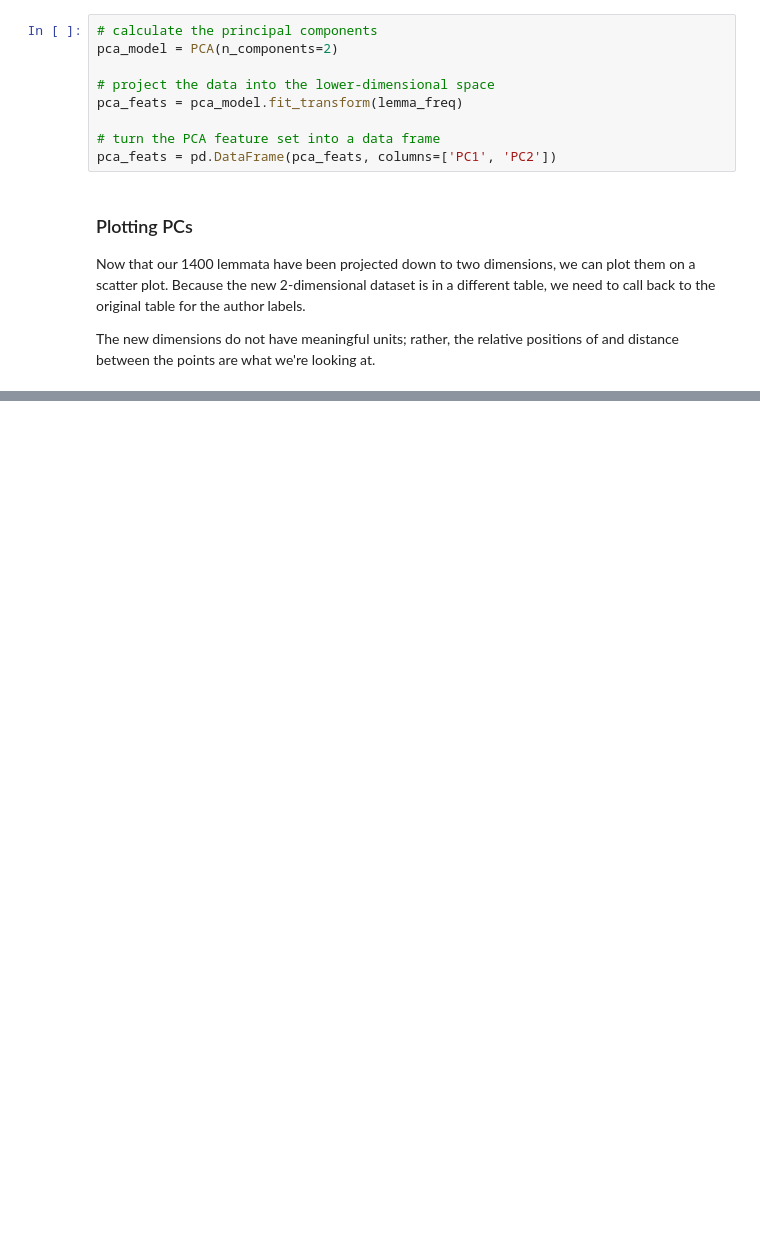
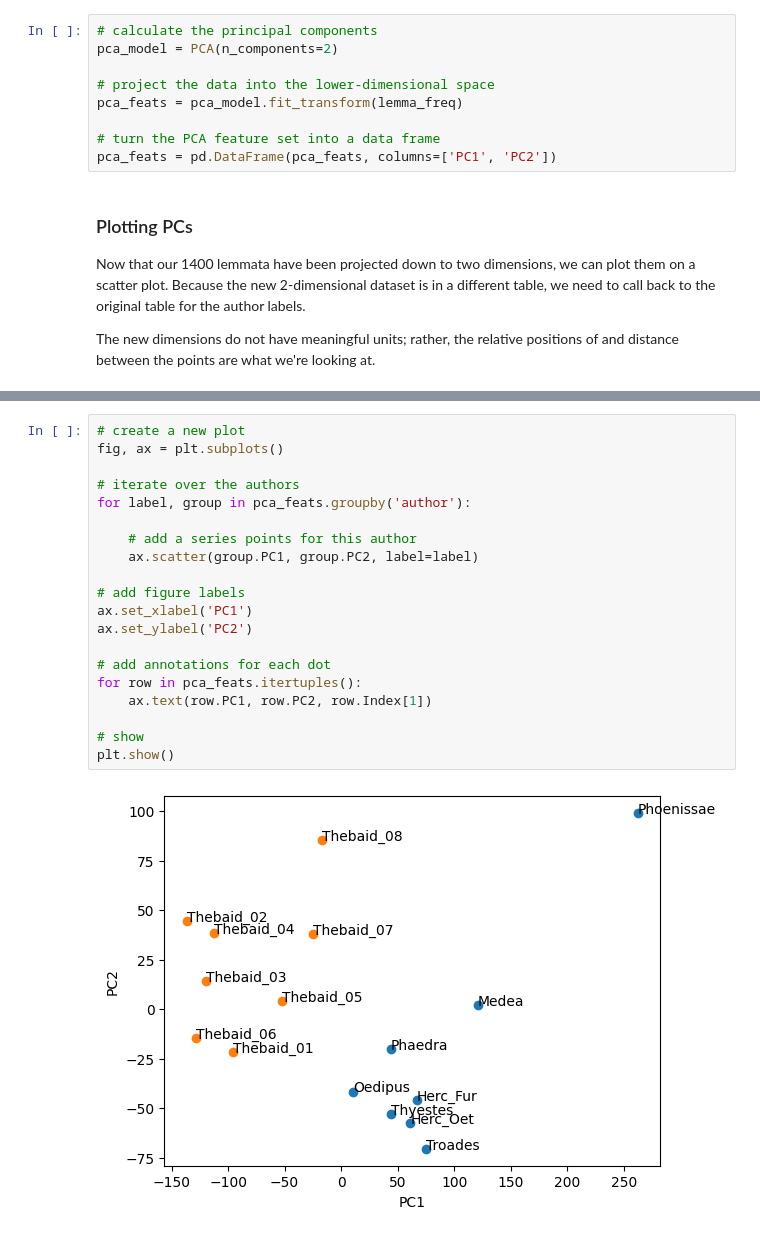
Before and after one commit to cwf2/mta_summer_2023, a Jupyter notebook: 05 - Authorship attribution in Val Flac and Seneca.ipynb, the cells around one changed output, grey strips where cells are left out. Drawn from its saved outputs; the diff is of its cells as text; blank space fills up the shorter version.

```diff
--- a/05 - Authorship attribution in Val Flac and Seneca.ipynb
+++ b/05 - Authorship attribution in Val Flac and Seneca.ipynb
@@ -357,0 +553,22 @@ plt.show()
+# %%
+# create a new plot
+fig, ax = plt.subplots()
+
+# iterate over the authors
+for label, group in pca_feats.groupby('author'):
+
+    # add a series points for this author
+    ax.scatter(group.PC1, group.PC2, label=label)
+
+# add figure labels
+ax.set_xlabel('PC1')
+ax.set_ylabel('PC2')
+
+# add annotations for each dot
+for row in pca_feats.itertuples():
+    ax.text(row.PC1, row.PC2, row.Index[1])
+
+# show
+plt.show()
+# %% [output]
+[figure, added]
```
Also changed, not shown: parts of 20 cells of this notebook.
